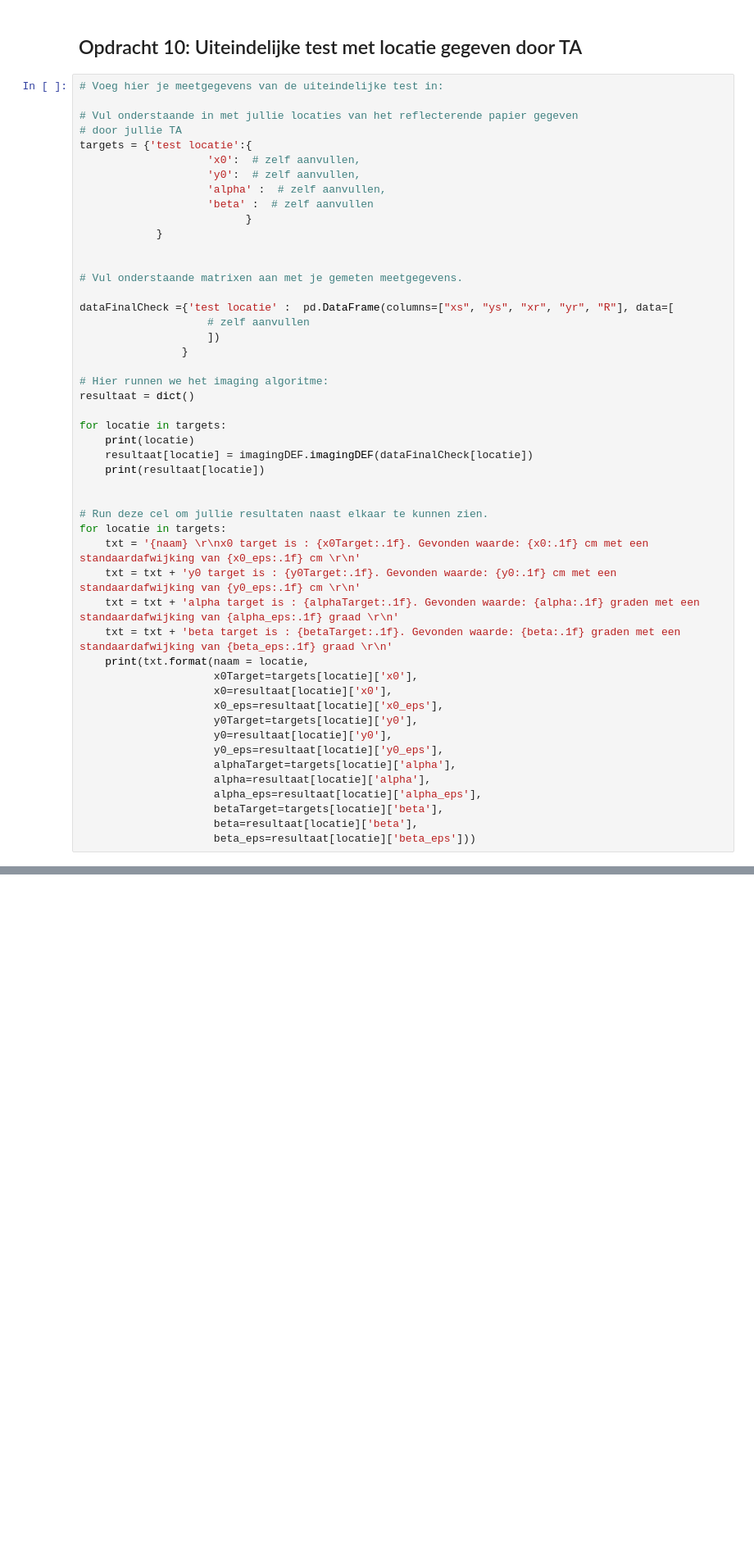
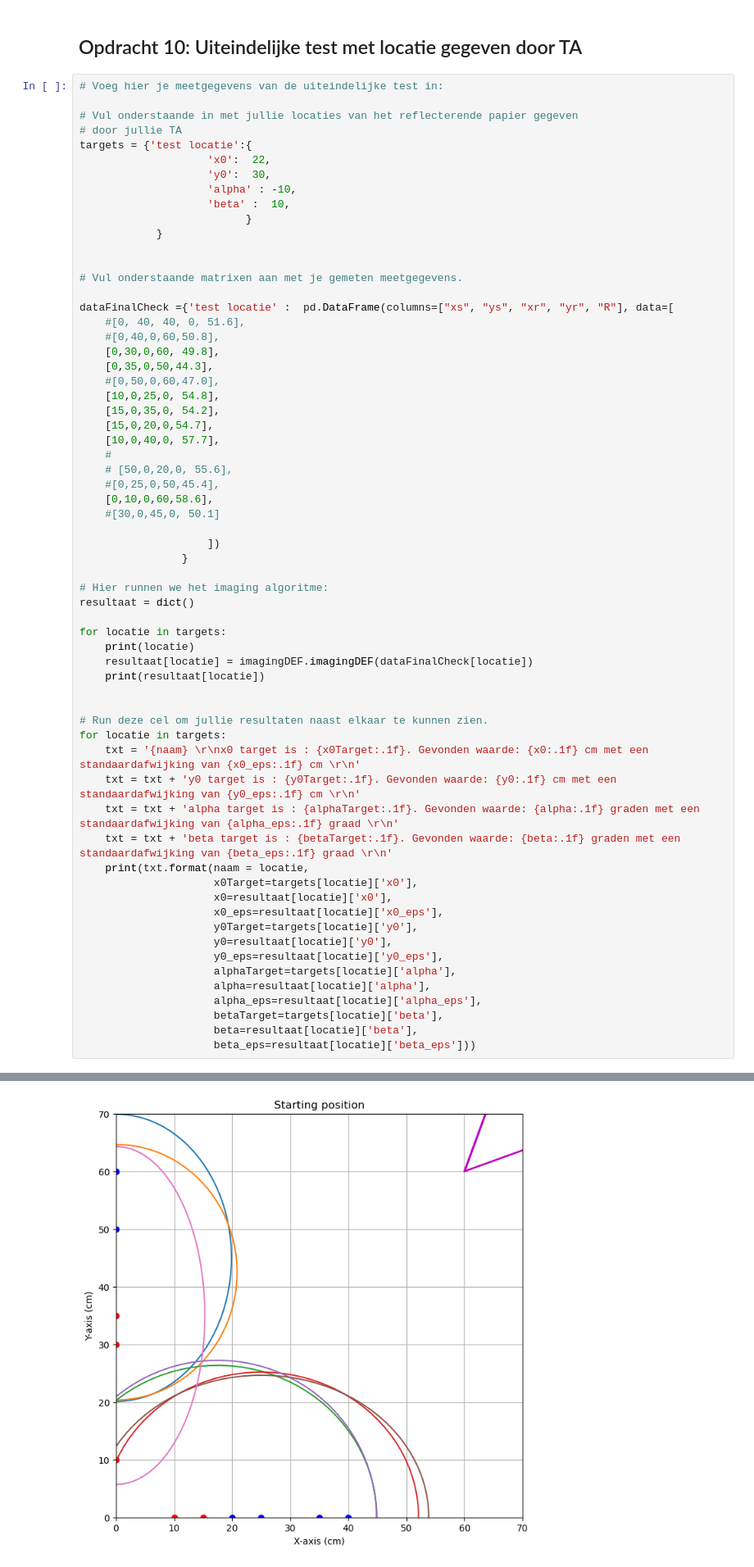
Before and after one commit to beanmachine123/opdrachten-DEF-D, a Jupyter notebook: FysiekeOntwerpopdrachten/4OntwerpEenAlgoritmeEchoAkoestisch/DEFOntwerpopdracht4AlgoritmeInvulTemplate.ipynb, the cells around one changed output, grey strips where cells are left out. Shown at 82% size. Saved outputs shown, nothing was run; the diff lists cells and outputs as text; blank space fills up the shorter version.

```diff
--- a/FysiekeOntwerpopdrachten/4OntwerpEenAlgoritmeEchoAkoestisch/DEFOntwerpopdracht4AlgoritmeInvulTemplate.ipynb
+++ b/FysiekeOntwerpopdrachten/4OntwerpEenAlgoritmeEchoAkoestisch/DEFOntwerpopdracht4AlgoritmeInvulTemplate.ipynb
@@ -264,10 +388,10 @@ SyntaxError: '{' was never closed (3018683157.py, line 4)
 # Vul onderstaande in met jullie locaties van het reflecterende papier gegeven
 # door jullie TA
 targets = {'test locatie':{
-                    'x0':  # zelf aanvullen,
-                    'y0':  # zelf aanvullen,
-                    'alpha' :  # zelf aanvullen,
-                    'beta' :  # zelf aanvullen
+                    'x0':  22,
+                    'y0':  30,
+                    'alpha' : -10,
+                    'beta' :  10,
                           }
             }
 
@@ -275,7 +399,21 @@ targets = {'test locatie':{
 # Vul onderstaande matrixen aan met je gemeten meetgegevens.
 
 dataFinalCheck ={'test locatie' :  pd.DataFrame(columns=["xs", "ys", "xr", "yr", "R"], data=[
-                    # zelf aanvullen
+    #[0, 40, 40, 0, 51.6],
+    #[0,40,0,60,50.8],
+    [0,30,0,60, 49.8],
+    [0,35,0,50,44.3],
+    #[0,50,0,60,47.0],
+    [10,0,25,0, 54.8],
+    [15,0,35,0, 54.2],
+    [15,0,20,0,54.7],
+    [10,0,40,0, 57.7],
+    #
+    # [50,0,20,0, 55.6],
+    #[0,25,0,50,45.4],
+    [0,10,0,60,58.6],
+    #[30,0,45,0, 50.1]
+
                     ])
                 }
 
@@ -311,0 +459 @@ SyntaxError: invalid syntax (598375666.py, line 7)
+[figure, added]
```
Also changed, not shown: parts of 9 cells of this notebook, 4 other files.
